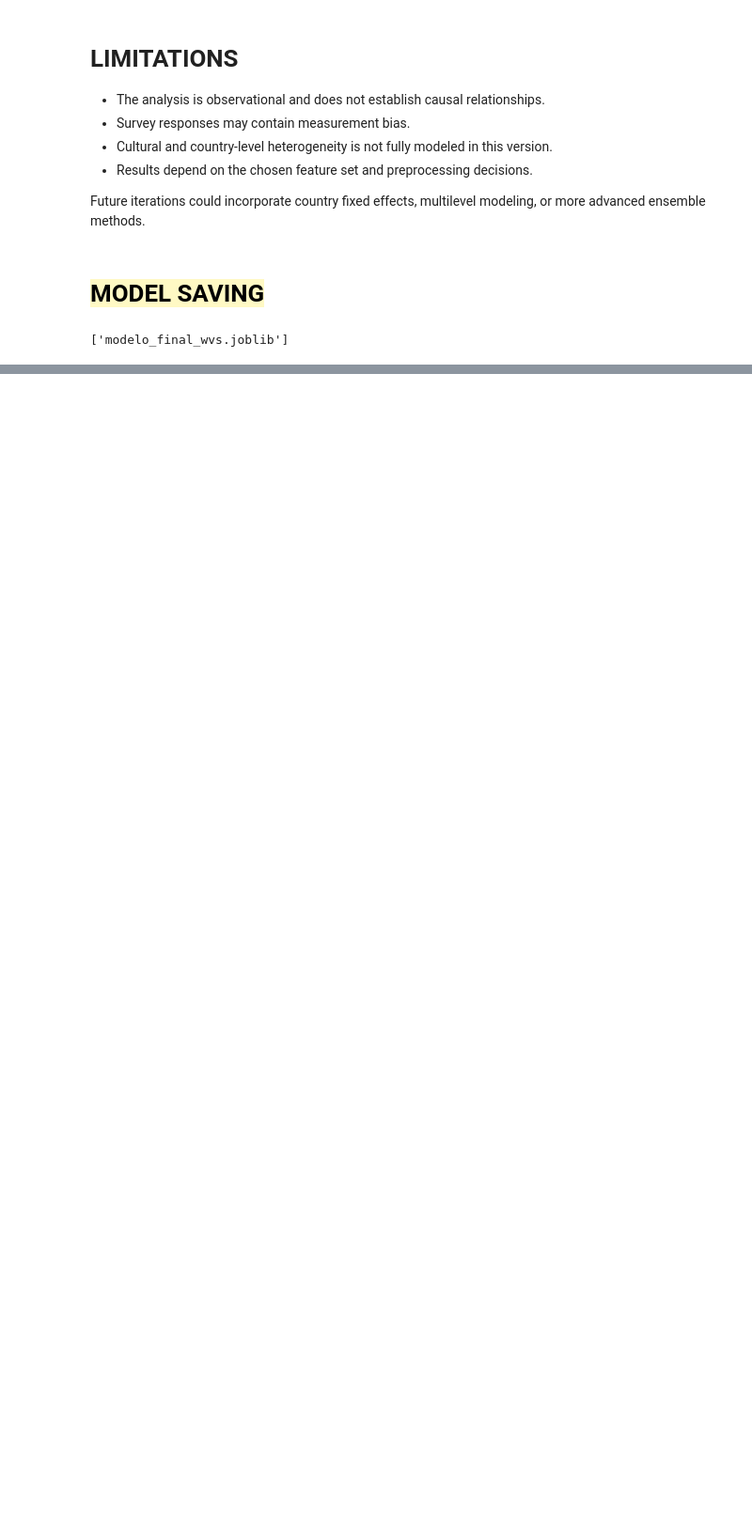
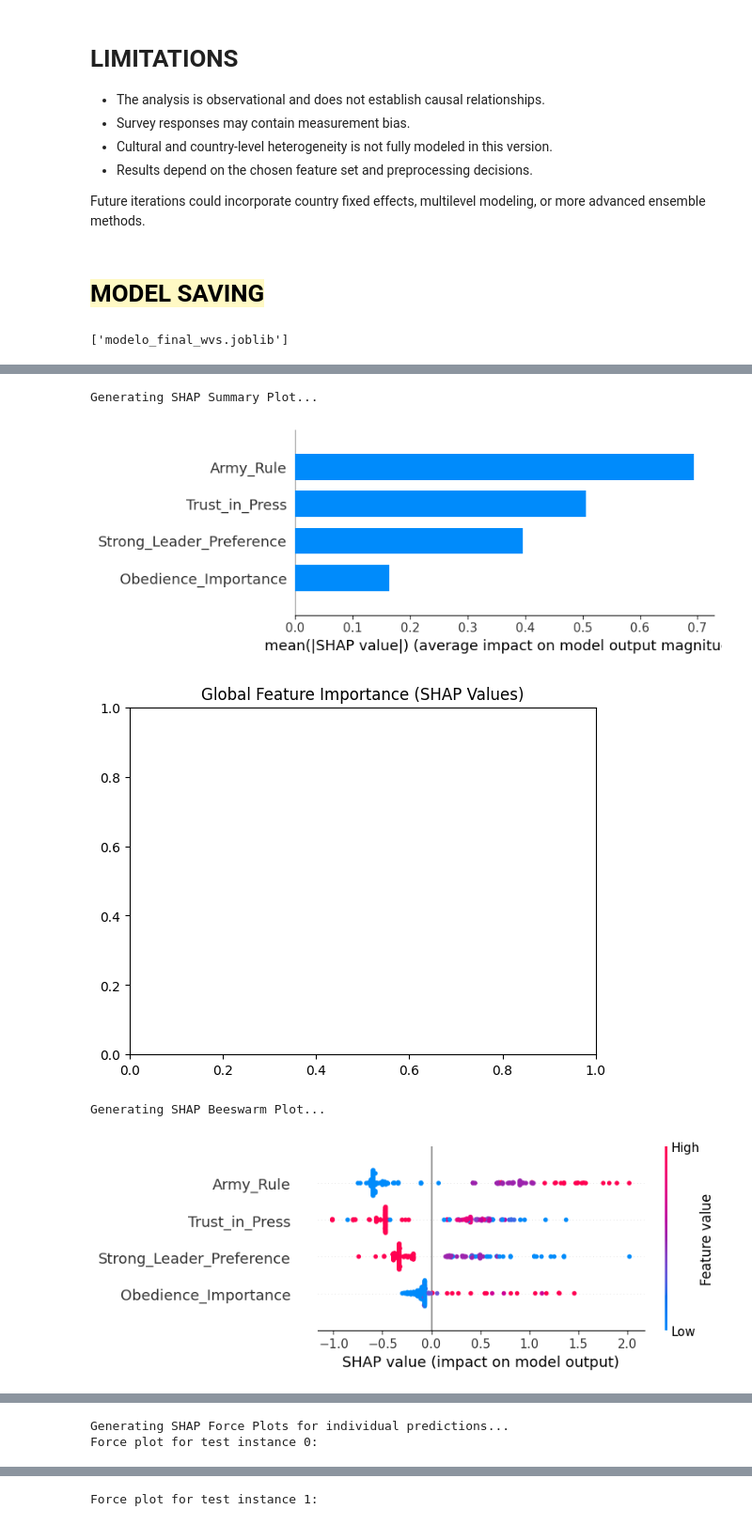
Before and after one commit to tomasallemand/wvs-democracy-attitudes-ml, a Jupyter notebook: notebooks/01_wvs_democracy_attitudes.ipynb, the cells around one changed output, grey strips where cells are left out. Shown at 94% size. Saved outputs shown, nothing was run; the diff lists cells and outputs as text; code cells hidden in the pictures; blank space fills up the shorter version.

```diff
--- a/notebooks/01_wvs_democracy_attitudes.ipynb
+++ b/notebooks/01_wvs_democracy_attitudes.ipynb
@@ -808,0 +935,47 @@ dump(modelo_final, "modelo_final_wvs.joblib", compress=("gzip", 9))
+# %%
+# 8. Generate a SHAP summary plot to show global feature importance.
+# We need to pass the actual feature names (QXXX) to the `feature_names` parameter of shap.summary_plot
+# to ensure correct mapping from `X_test_selected` to the mapped_feature_names.
+
+# Create a dictionary to map selected_feature_names_list (like 'x188') to descriptive names
+display_feature_names = {f: q_code_to_name.get(f.replace('x', 'Q'), f.replace('x', 'Q')) for f in selected_feature_names_list}
+
+print("Generating SHAP Summary Plot...")
+shap.summary_plot(shap_values_test, X_test_selected, feature_names=[display_feature_names[col] for col in X_test_selected.columns], plot_type="bar")
+plt.title("Global Feature Importance (SHAP Values)")
+plt.show()
+plt.close() # Close the figure after showing
+
+# For the dot plot (beeswarm), it's good to see distribution
+print("Generating SHAP Beeswarm Plot...")
+shap.summary_plot(shap_values_test, X_test_selected, feature_names=[display_feature_names[col] for col in X_test_selected.columns])
+plt.title("SHAP Summary Plot (Feature Impact and Direction)")
+plt.show()
+plt.close() # Close the figure after showing
+
+# 9. Generate SHAP force plots for a few selected instances from the test set
+print("Generating SHAP Force Plots for individual predictions...")
+# Select a few instances from the test set for local explanations
+num_instances_to_explain = 3
+
+for i in range(num_instances_to_explain):
+    print(f"Force plot for test instance {i}:")
+    # shap.force_plot with matplotlib=True returns a matplotlib Figure object.
+    # By passing show=False, we explicitly prevent shap from calling plt.show() internally.
+    fig = shap.force_plot(explainer.expected_value, shap_values_test[i], X_test_selected.iloc[i],
+                    feature_names=[display_feature_names[col] for col in X_test_selected.columns], matplotlib=True, show=False)
+
+    # Add a title to the figure
+    if hasattr(fig, 'suptitle'):
+        fig.suptitle(f"SHAP Force Plot for Instance {i}", fontsize=12)
+
+    # Now, explicitly show the figure and then close it.
+    plt.tight_layout() # Adjust layout to prevent labels overlapping
+    plt.show(fig) # Display the specific figure
+    plt.close(fig) # Close the figure to prevent display issues in subsequent iterations
+# %% [output]
+Generating SHAP Summary Plot...
+[figure, added]
+[figure, added]
+Generating SHAP Beeswarm Plot...
+[figure, added]
@@ -808,0 +983,2 @@ dump(modelo_final, "modelo_final_wvs.joblib", compress=("gzip", 9))
+Generating SHAP Force Plots for individual predictions...
+Force plot for test instance 0:
@@ -808,0 +986 @@ dump(modelo_final, "modelo_final_wvs.joblib", compress=("gzip", 9))
+Force plot for test instance 1:
```
Also changed, not shown: parts of 10 cells of this notebook.
